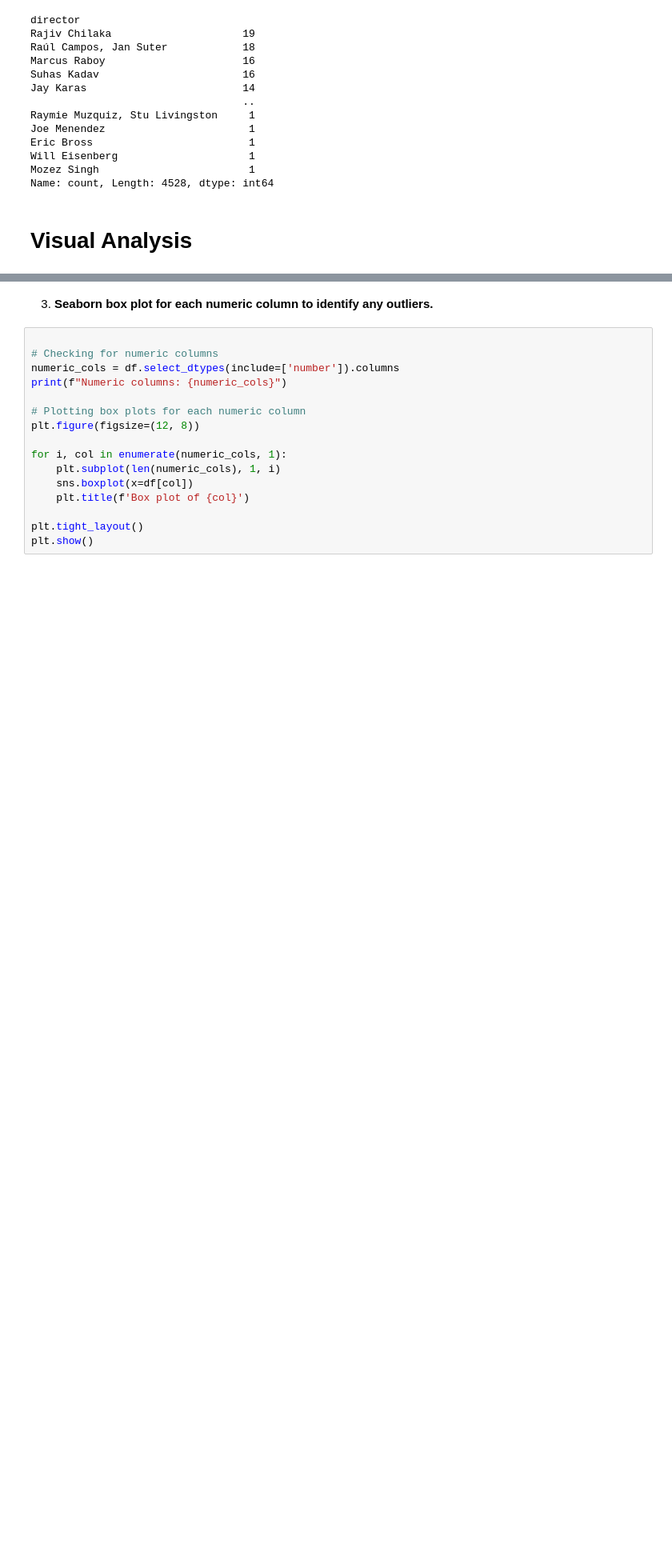
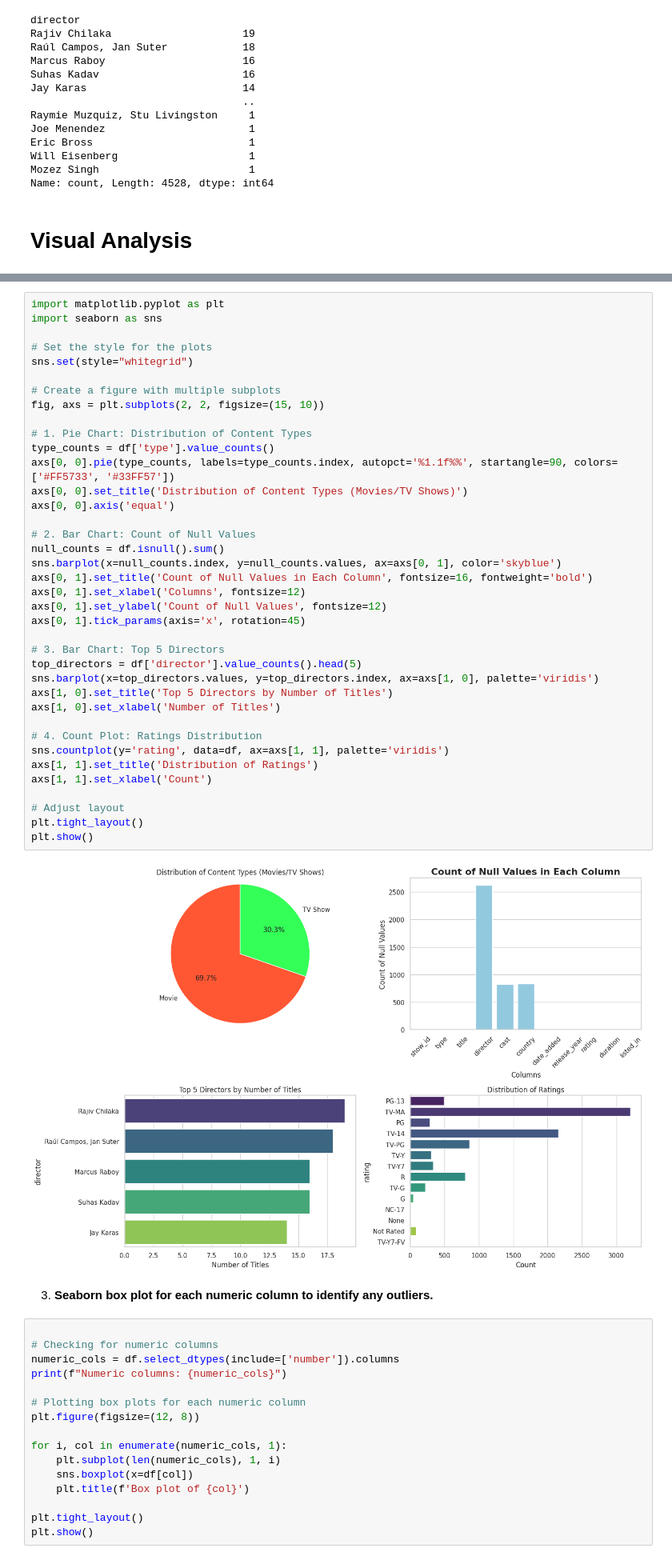
Before and after one commit to asifkhan9795/Python, a Jupyter notebook: netflix-business-case-study-eda-using-python-02.ipynb, the cells around one changed output, grey strips where cells are left out. Shown at 80% size. Cells and saved outputs as stored; diff of their text form; blank space fills up the shorter version.

```diff
--- a/netflix-business-case-study-eda-using-python-02.ipynb
+++ b/netflix-business-case-study-eda-using-python-02.ipynb
@@ -423,3 +420,43 @@ plt.show()
+# %%
+import matplotlib.pyplot as plt
+import seaborn as sns
+
+# Set the style for the plots
+sns.set(style="whitegrid")
+
+# Create a figure with multiple subplots
+fig, axs = plt.subplots(2, 2, figsize=(15, 10))
+
+# 1. Pie Chart: Distribution of Content Types
+type_counts = df['type'].value_counts()
+axs[0, 0].pie(type_counts, labels=type_counts.index, autopct='%1.1f%%', startangle=90, colors=['#FF5733', '#33FF57'])
+axs[0, 0].set_title('Distribution of Content Types (Movies/TV Shows)')
+axs[0, 0].axis('equal')
+
+# 2. Bar Chart: Count of Null Values
+null_counts = df.isnull().sum()
+sns.barplot(x=null_counts.index, y=null_counts.values, ax=axs[0, 1], color='skyblue')
+axs[0, 1].set_title('Count of Null Values in Each Column', fontsize=16, fontweight='bold')
+axs[0, 1].set_xlabel('Columns', fontsize=12)
+axs[0, 1].set_ylabel('Count of Null Values', fontsize=12)
+axs[0, 1].tick_params(axis='x', rotation=45)
+
+# 3. Bar Chart: Top 5 Directors
+top_directors = df['director'].value_counts().head(5)
+sns.barplot(x=top_directors.values, y=top_directors.index, ax=axs[1, 0], palette='viridis')
+axs[1, 0].set_title('Top 5 Directors by Number of Titles')
+axs[1, 0].set_xlabel('Number of Titles')
+
+# 4. Count Plot: Ratings Distribution
+sns.countplot(y='rating', data=df, ax=axs[1, 1], palette='viridis')
+axs[1, 1].set_title('Distribution of Ratings')
+axs[1, 1].set_xlabel('Count')
+
+# Adjust layout
+plt.tight_layout()
+plt.show()
+# %% [output]
+[figure, added]
 # %% [markdown]
 3. **Seaborn box plot for each numeric column to identify any outliers.**
 # %%
```
Also changed, not shown: parts of 33 cells of this notebook.
